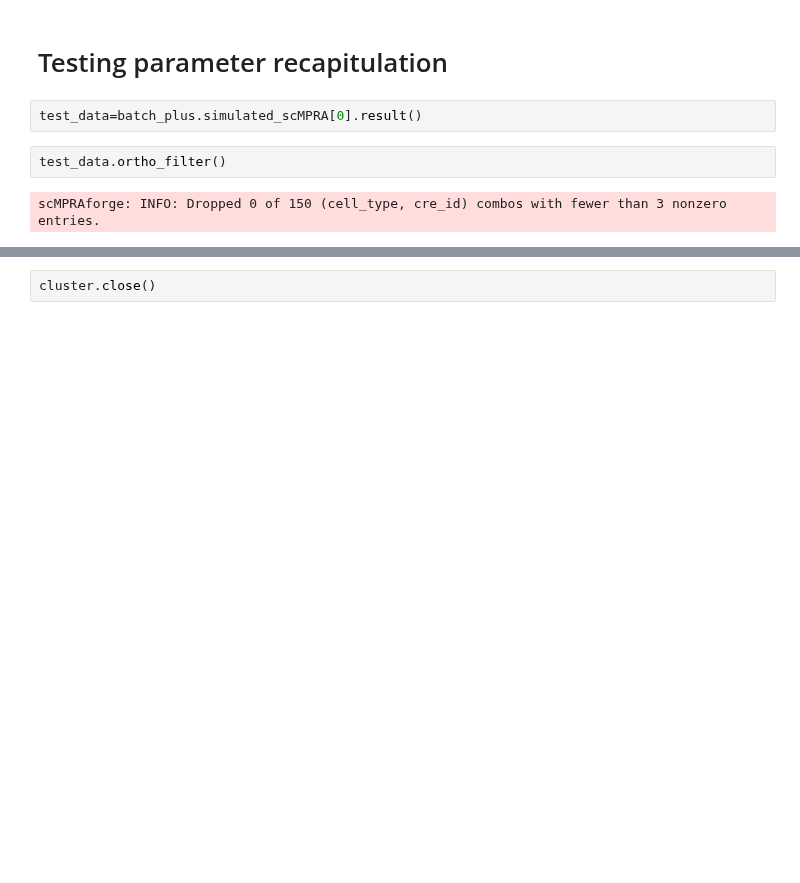
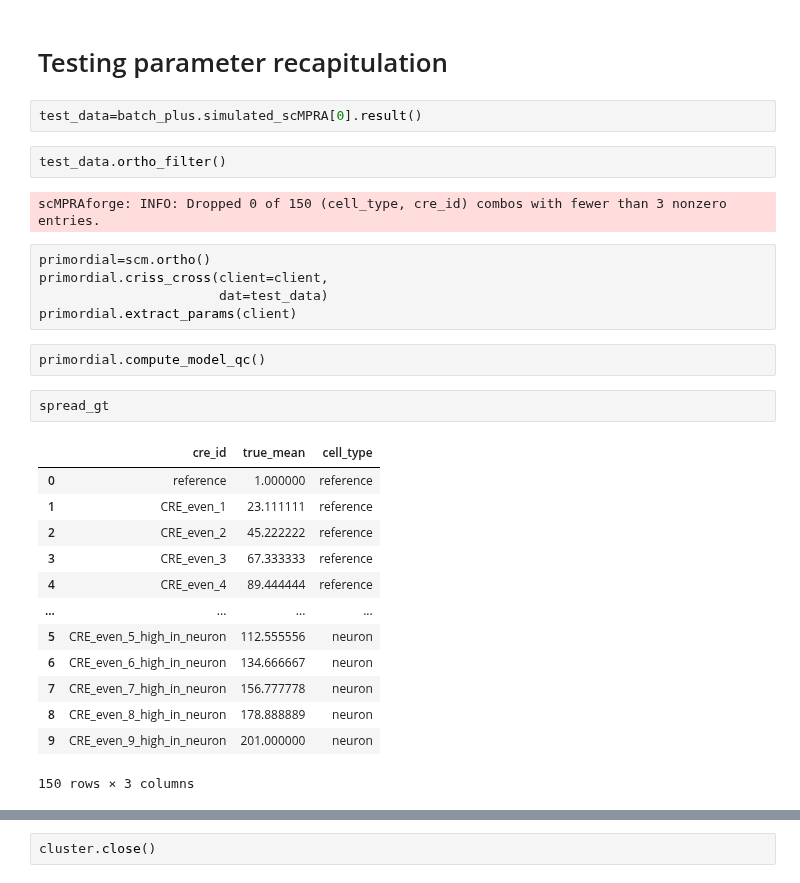
Before and after one commit to Reilly-Lab-Yale/tabula-rasa, a Jupyter notebook: analyses/supporting/simple_de_novo_simulation.ipynb, the cells around one changed output, grey strips where cells are left out. Cells and saved outputs as stored; diff of their text form; blank space fills up the shorter version.

```diff
--- a/analyses/supporting/simple_de_novo_simulation.ipynb
+++ b/analyses/supporting/simple_de_novo_simulation.ipynb
@@ -86,3 +86,26 @@ test_data=batch_plus.simulated_scMPRA[0].result()
 test_data.ortho_filter()
 # %% [output]
 scMPRAforge: INFO: Dropped 0 of 150 (cell_type, cre_id) combos with fewer than 3 nonzero entries.
+# %%
+primordial=scm.ortho()
+primordial.criss_cross(client=client,
+                       dat=test_data)
+primordial.extract_params(client)
+# %%
+primordial.compute_model_qc()
+# %%
+spread_gt
+# %% [output]
+|  | cre_id | true_mean | cell_type |
+| 0 | reference | 1.000000 | reference |
+| 1 | CRE_even_1 | 23.111111 | reference |
+| 2 | CRE_even_2 | 45.222222 | reference |
+| 3 | CRE_even_3 | 67.333333 | reference |
+| 4 | CRE_even_4 | 89.444444 | reference |
+| ... | ... | ... | ... |
+| 5 | CRE_even_5_high_in_neuron | 112.555556 | neuron |
+| 6 | CRE_even_6_high_in_neuron | 134.666667 | neuron |
+| 7 | CRE_even_7_high_in_neuron | 156.777778 | neuron |
+| 8 | CRE_even_8_high_in_neuron | 178.888889 | neuron |
+| 9 | CRE_even_9_high_in_neuron | 201.000000 | neuron |
+150 rows × 3 columns
```
Also changed, not shown: parts of 5 cells of this notebook.
